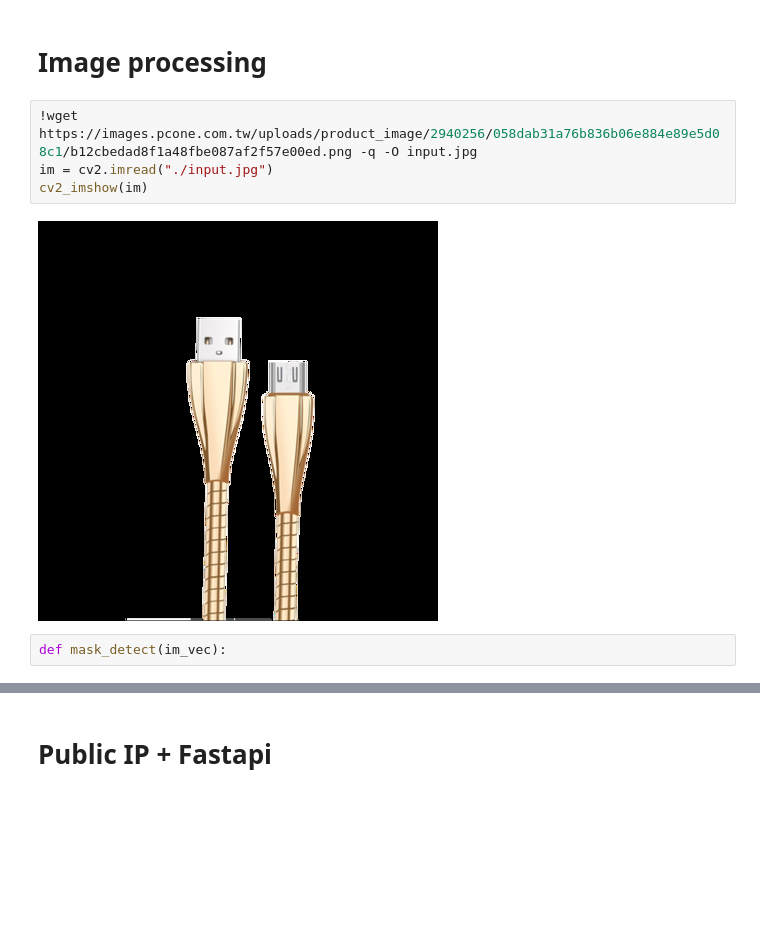
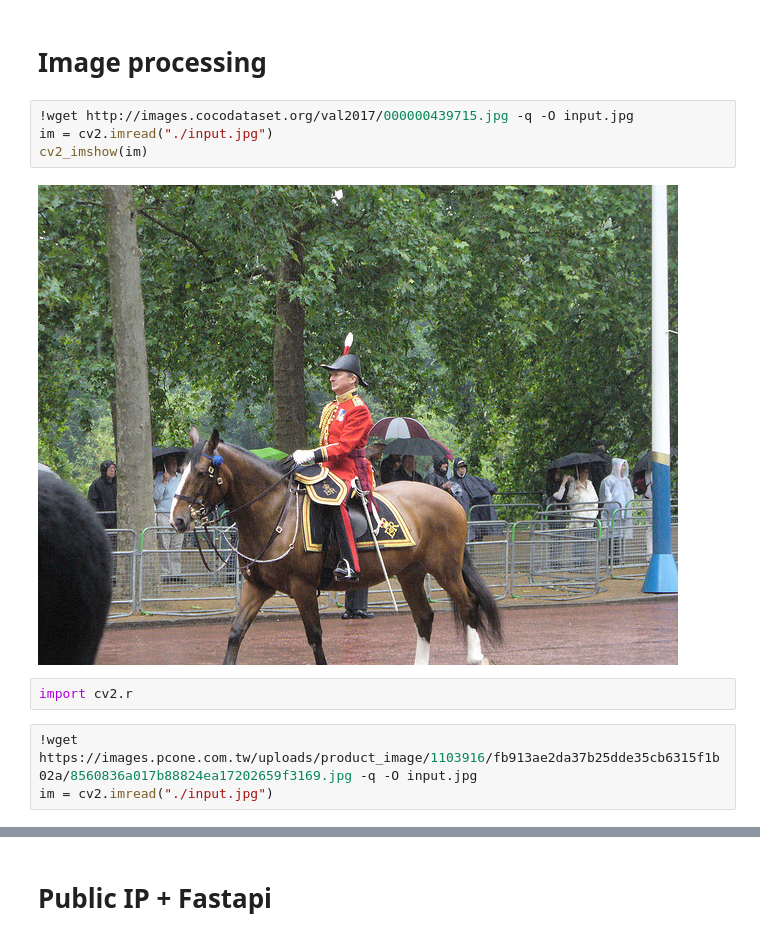
Before and after one commit to ChesterHsieh/image_lab, a Jupyter notebook: Image_framework.ipynb, the cells around one changed output, grey strips where cells are left out. Saved outputs shown, nothing was run; the diff lists cells and outputs as text; blank space fills up the shorter version.

```diff
--- a/Image_framework.ipynb
+++ b/Image_framework.ipynb
@@ -50,11 +75,14 @@ import io
 from starlette.responses import StreamingResponse
 # %% [markdown]
 # **Image processing**
+# %%
+!wget http://images.cocodataset.org/val2017/000000439715.jpg -q -O input.jpg
+im = cv2.imread("./input.jpg")
+cv2_imshow(im)
+# %% [output]
+[figure, added]
+# %%
+import cv2.r
 # %%
-!wget https://images.pcone.com.tw/uploads/product_image/2940256/058dab31a76b836b06e884e89e5d08c1/b12cbedad8f1a48fbe087af2f57e00ed.png -q -O input.jpg
+!wget https://images.pcone.com.tw/uploads/product_image/1103916/fb913ae2da37b25dde35cb6315f1b02a/8560836a017b88824ea17202659f3169.jpg -q -O input.jpg
 im = cv2.imread("./input.jpg")
-cv2_imshow(im)
-# %% [output]
-[figure, removed]
-# %%
-def mask_detect(im_vec):
```
Also changed, not shown: parts of 8 cells of this notebook.
